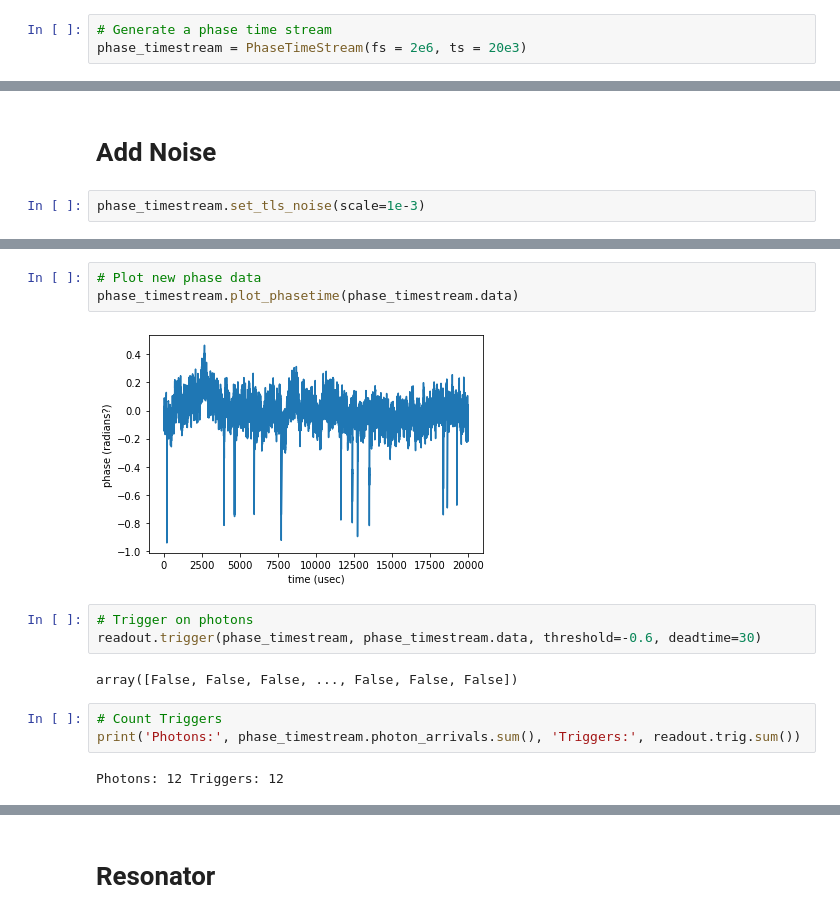
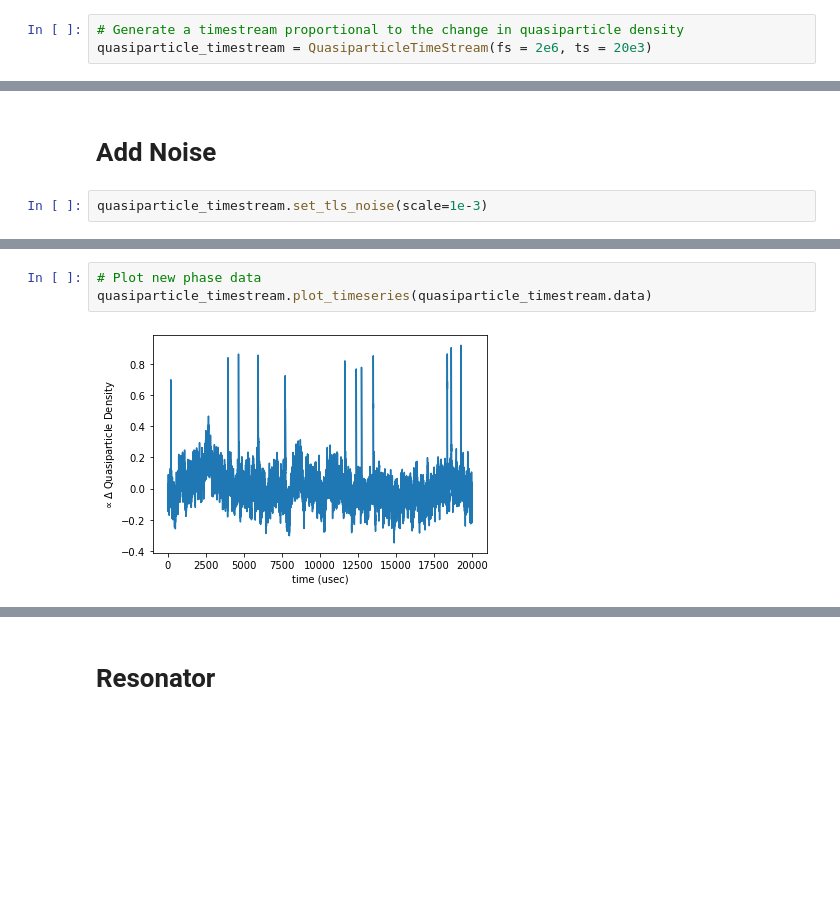
Before and after one commit to MazinLab/MKIDReadoutAnalysis, a Jupyter notebook: Example.ipynb, the cells around one changed output, grey strips where cells are left out. Drawn from its saved outputs; the diff is of its cells as text; blank space fills up the shorter version.

Commit message:
Changed phase timestream to quasiparticle timeseries

```diff
--- a/Example.ipynb
+++ b/Example.ipynb
@@ -8,7 +7,7 @@ from resonator import *
 import copy
 %matplotlib inline
 # %%
-# Generate a phase time stream
-phase_timestream = PhaseTimeStream(fs = 2e6, ts = 20e3)
+# Generate a timestream proportional to the change in quasiparticle density
+quasiparticle_timestream = QuasiparticleTimeStream(fs = 2e6, ts = 20e3)
 # %%
 # Plot the raw data
@@ -73,5 +45,5 @@ readout.plot_energies()
 # %% [markdown]
 # Add Noise
 # %%
-phase_timestream.set_tls_noise(scale=1e-3)
+quasiparticle_timestream.set_tls_noise(scale=1e-3)
 # %%
@@ -80,16 +52,6 @@ mkidnoiseanalysis.plot_psd(phase_timestream.tls_noise)
 [figure]
 # %%
 # Plot new phase data
-phase_timestream.plot_phasetime(phase_timestream.data)
+quasiparticle_timestream.plot_timeseries(quasiparticle_timestream.data)
 # %% [output]
-[figure, old version]
+[figure, new version]
-# %%
-# Trigger on photons
-readout.trigger(phase_timestream, phase_timestream.data, threshold=-0.6, deadtime=30)
-# %% [output]
-array([False, False, False, ..., False, False, False])
-# %%
-# Count Triggers
-print('Photons:', phase_timestream.photon_arrivals.sum(), 'Triggers:', readout.trig.sum())
-# %% [output]
-Photons: 12 Triggers: 12
```
Also changed, not shown: parts of 24 cells of this notebook, 3 other files.
